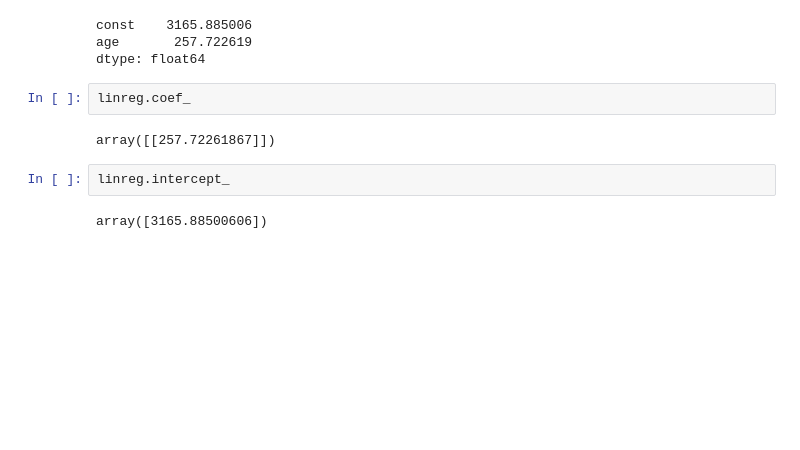
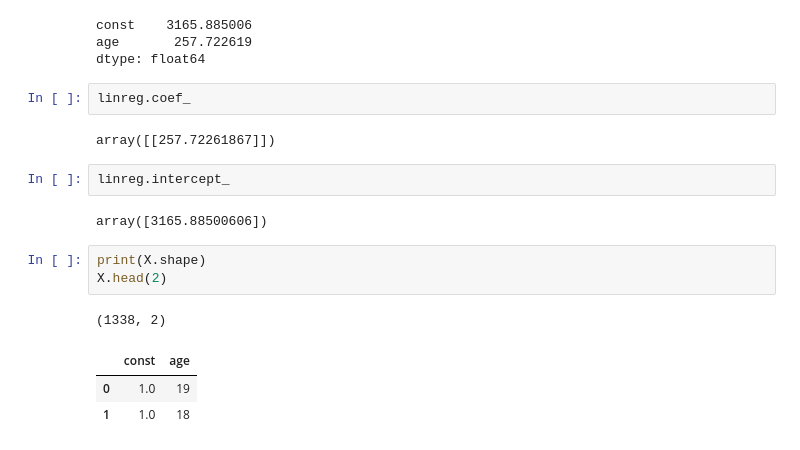
Before and after one commit to jnkng/reporting_python, a Jupyter notebook: _sources/12_sklearn_2024.ipynb, the cells around one changed output. Cells and saved outputs as stored; diff of their text form; blank space fills up the shorter version.

```diff
--- a/_sources/12_sklearn_2024.ipynb
+++ b/_sources/12_sklearn_2024.ipynb
@@ -174,3 +174,11 @@ array([[257.72261867]])
 linreg.intercept_
 # %% [output]
 array([3165.88500606])
+# %%
+print(X.shape)
+X.head(2)
+# %% [output]
+(1338, 2)
+|  | const | age |
+| 0 | 1.0 | 19 |
+| 1 | 1.0 | 18 |
```
Also changed, not shown: parts of 5 cells of this notebook, 5 other files.
